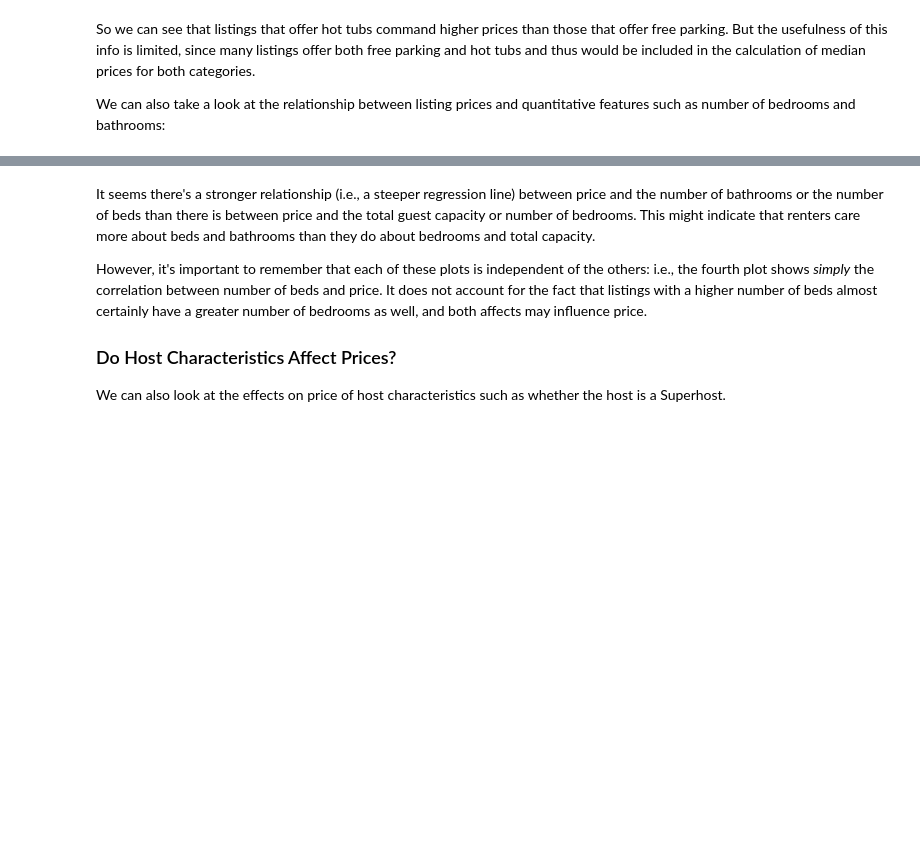
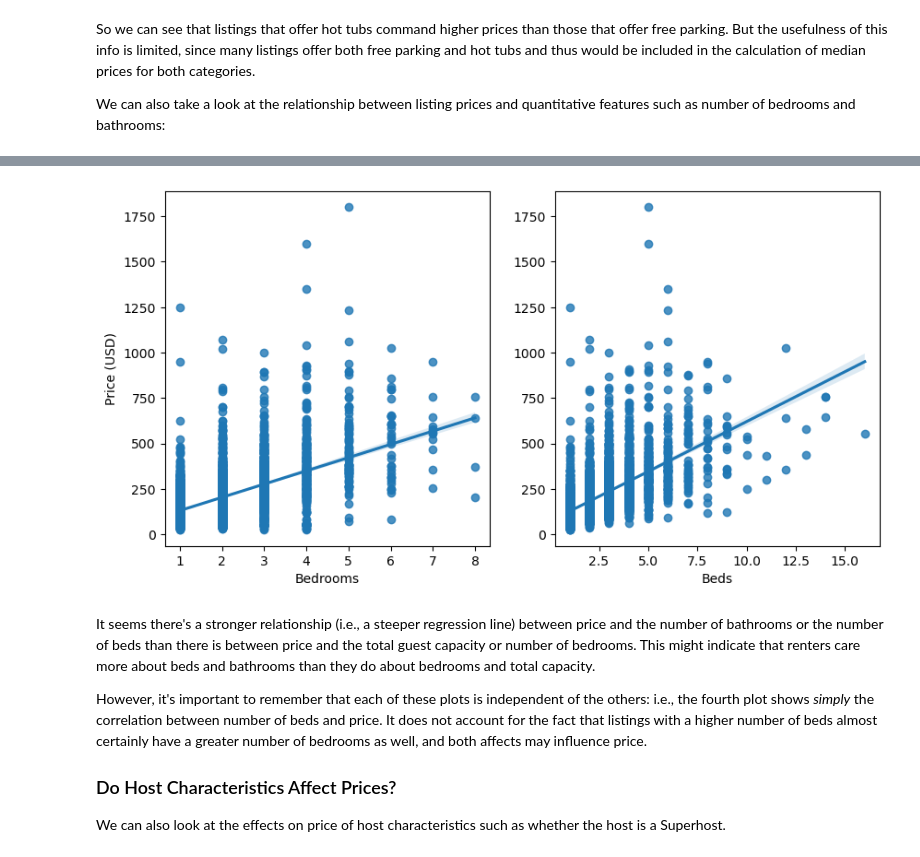
Before and after one commit to epistemetrica/udacity-blog-post-project, a Jupyter notebook: apw_airbnb_project.ipynb, the cells around one changed output, grey strips where cells are left out. Saved outputs shown, nothing was run; the diff lists cells and outputs as text; code cells hidden in the pictures; blank space fills up the shorter version.

```diff
--- a/apw_airbnb_project.ipynb
+++ b/apw_airbnb_project.ipynb
@@ -547,3 +542,15 @@ axes[3].set(xlabel='Beds', ylabel='');
+# %%
+#initiate next subplots
+fig, axes = plt.subplots(1,2, figsize=(10,5))
+
+#plot additional variables
+sns.regplot(ax=axes[0], x=df.bedrooms, y=df.price)
+axes[0].set(xlabel='Bedrooms', ylabel='Price (USD)')
+
+sns.regplot(ax=axes[1], x=df.beds, y=df.price)
+axes[1].set(xlabel='Beds', ylabel='');
+# %% [output]
+[figure, added]
 # %% [markdown]
 It seems there's a stronger relationship (i.e., a steeper regression line) between price and the number of bathrooms or the number of beds than there is between price and the total guest capacity or number of bedrooms. This might indicate that renters care more about beds and bathrooms than they do about bedrooms and total capacity.
 
```
Also changed, not shown: parts of 2 cells of this notebook.
